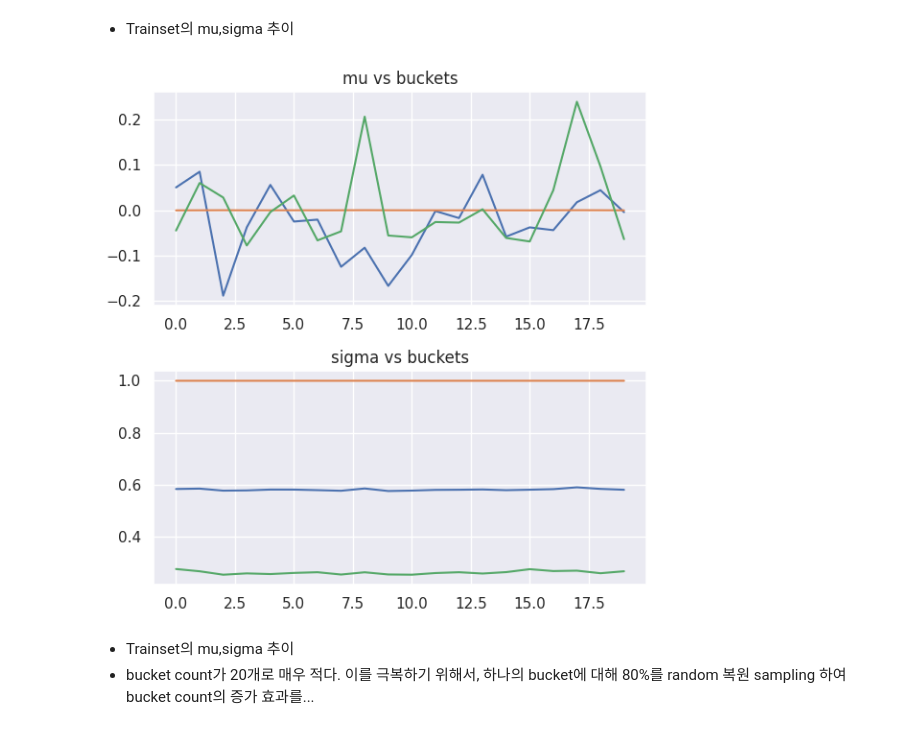
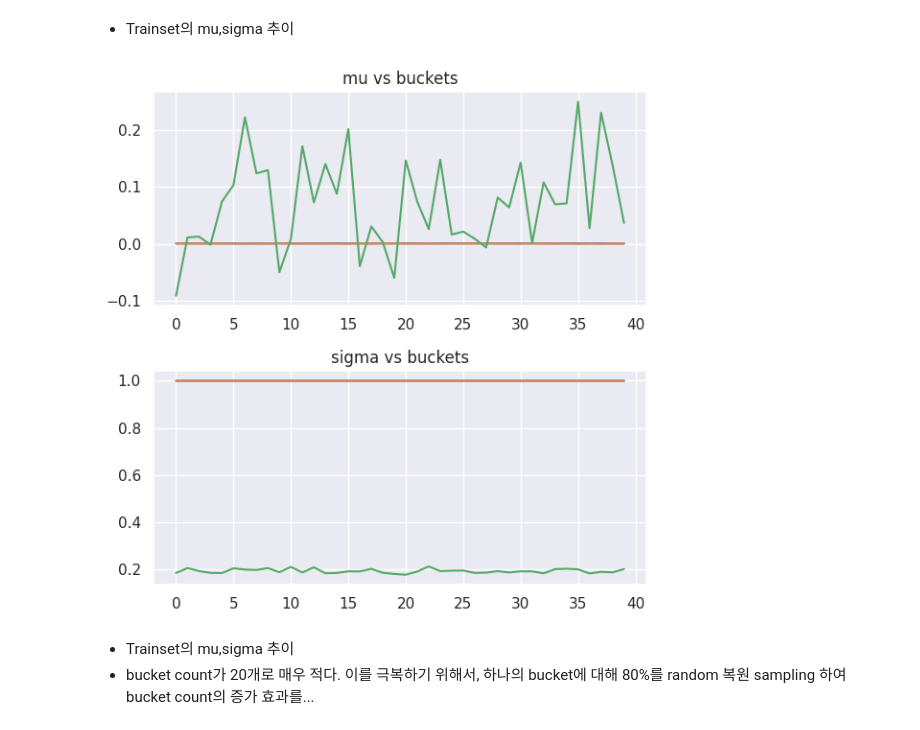
Before and after one commit to dolmani38/concept_drift, a Jupyter notebook: 2021-03-14-tabular-data-variational-autoencoder.ipynb, the cells around one changed output. Drawn from its saved outputs; the diff is of its cells as text; code cells hidden in the pictures.

```diff
--- a/2021-03-14-tabular-data-variational-autoencoder.ipynb
+++ b/2021-03-14-tabular-data-variational-autoencoder.ipynb
@@ -276,8 +276,8 @@ If you want to better understand the variational autoencoder technique, look [he
 For better understanding this AutoencoderClass, let me go briefly through it. This is a variational autoencoder (VAE) with two hidden layers, which (by default, but you can change this) 50 and then 12 activations. The latent factors are set to 3 (you can change that, too). So we're first exploding our initially 14 variables to 50 activations, then condensing it to 12, then to 3. From these 3 latent factors we then sample to recreate the original 14 values. We do that by inflating the 3 latent factors back to 12, then 50 and finally 14 activations (we decode the latent factors so to speak). With this reconstructed batch (recon_batch) we compare it with the original batch, computate our loss and adjust the weights and biases via our gradient (our optimizer here will be Adam).
 # %%
 D_in = trainloader.dataset.x.shape[1]
-H = 60
-H2 = 120
+H = D_in*30
+H2 = int(H/2)
 latent_dim = 3
 gen_model = Autoencoder(D_in, H, H2,latent_dim).to(device)
 optimizer = optim.Adam(gen_model.parameters(), lr=1e-3)
@@ -427,32 +427,34 @@ mus.shape
 # %%
 mus = []
 sigs = []
-X_train = torch.tensor(df_base[0:2000][['x0','x1','x2','x3','z0','y']].values, dtype=torch.float32).to(device)
+X_train = torch.tensor(df_base[0:4000][['x0','x1','x2','x3','z0','y']].values, dtype=torch.float32).to(device)
 
-gen_model.eval()
-for batch_idx in range(20):
-    data = X_train[batch_idx*100:batch_idx*100+100]
+bucket_size = 100
+bucket_count = int(X_train.shape[0]/bucket_size)
+
+for batch_idx in range(bucket_count):
+    data = X_train[batch_idx*bucket_size:batch_idx*bucket_size+bucket_size]
     data = data.to(device)
     optimizer.zero_grad()
     recon_batch, mu, logvar = gen_model(data)
     sigma = torch.exp(logvar/2)
     mus.append(mu.mean(axis=0).cpu().data.numpy())
     sigs.append(sigma.mean(axis=0).cpu().data.numpy())
     #print(batch_idx,mus[-1])
 mus = np.asarray(mus)
 sigs = np.asarray(sigs)
 
 plt.figure(figsize=(6,6))
 plt.subplot(211)
 plt.plot(mus)
 plt.title('mu vs buckets')
 plt.subplot(212)
 plt.plot(sigs)
 plt.title('sigma vs buckets')
 plt.tight_layout()
 plt.show()
 # %% [output]
-[figure, old version]
+[figure, new version]
 # %% [markdown]
 + Trainset의 mu,sigma 추이
 + bucket count가 20개로 매우 적다. 이를 극복하기 위해서, 하나의 bucket에 대해 80%를 random 복원 sampling 하여 bucket count의 증가 효과를...
```
Also changed, not shown: parts of 15 cells of this notebook.
